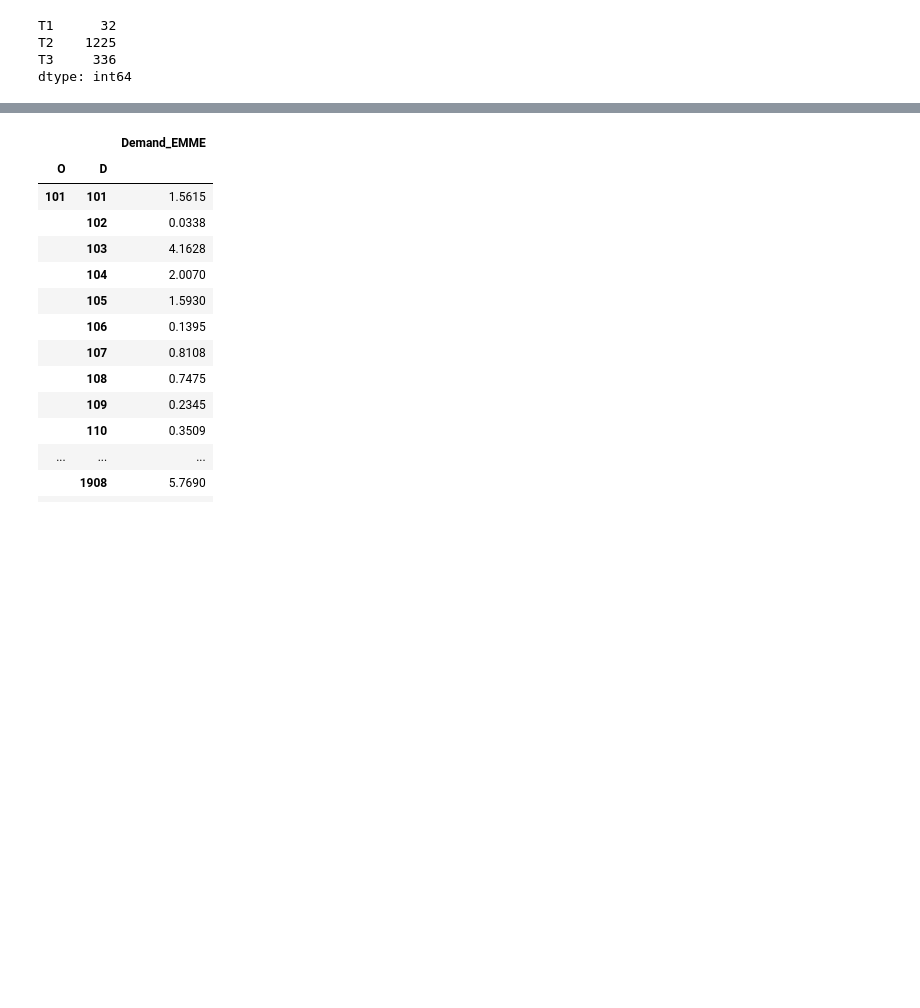
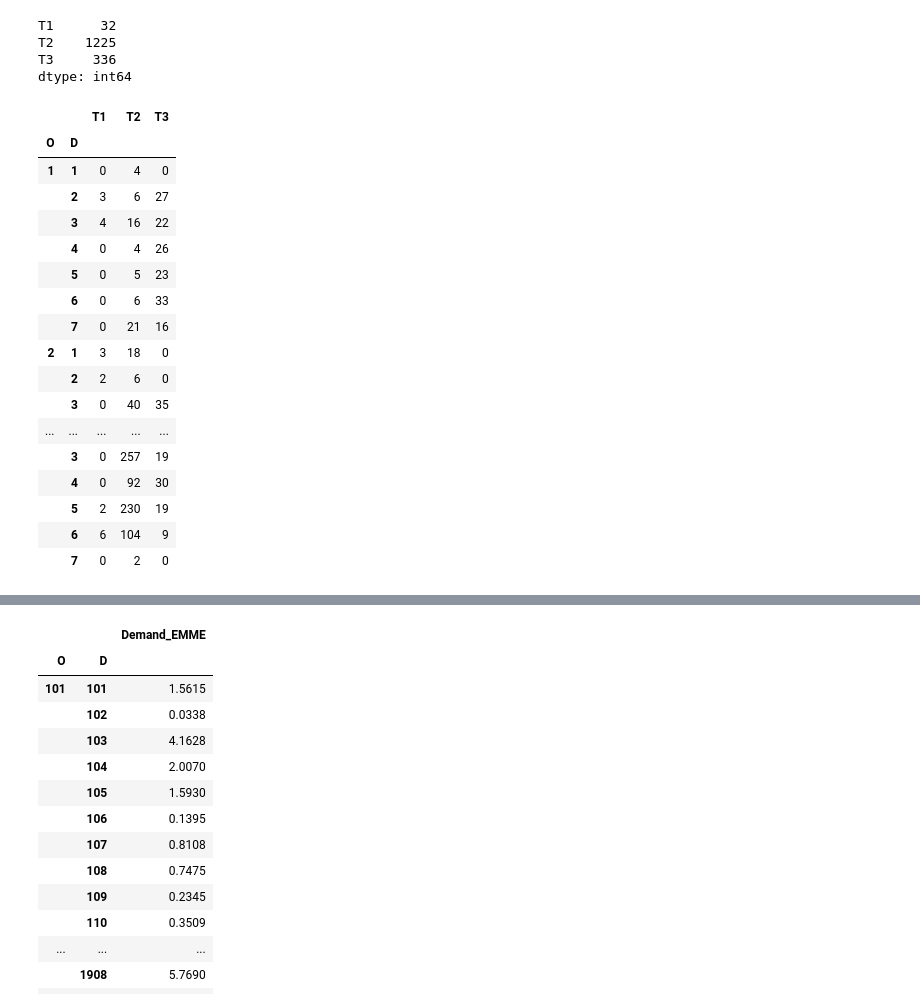
Before and after one commit to jabellcu/TPlanning_matrices, a Jupyter notebook: MatrixExamples.ipynb, the cells around one changed output, grey strips where cells are left out. Saved outputs shown, nothing was run; the diff lists cells and outputs as text; code cells hidden in the pictures; blank space fills up the shorter version.

```diff
--- a/MatrixExamples.ipynb
+++ b/MatrixExamples.ipynb
@@ -206,3 +206,25 @@ T1      32
 T2    1225
 T3     336
 dtype: int64
+# %%
+cost7 = mat7.apply(lambda x: abs(randomizeSeries(x, 0.2)))
+cost7
+# %% [output]
+|  |  | T1 | T2 | T3 |
+| O | D |  |  |  |
+| 1 | 1 | 0 | 4 | 0 |
+|  | 2 | 3 | 6 | 27 |
+|  | 3 | 4 | 16 | 22 |
+|  | 4 | 0 | 4 | 26 |
+|  | 5 | 0 | 5 | 23 |
+|  | 6 | 0 | 6 | 33 |
+|  | 7 | 0 | 21 | 16 |
+| 2 | 1 | 3 | 18 | 0 |
+|  | 2 | 2 | 6 | 0 |
+|  | 3 | 0 | 40 | 35 |
+| ... | ... | ... | ... | ... |
+|  | 3 | 0 | 257 | 19 |
+|  | 4 | 0 | 92 | 30 |
+|  | 5 | 2 | 230 | 19 |
+|  | 6 | 6 | 104 | 9 |
+|  | 7 | 0 | 2 | 0 |
```
Also changed, not shown: parts of 12 cells of this notebook, 1 other file.
